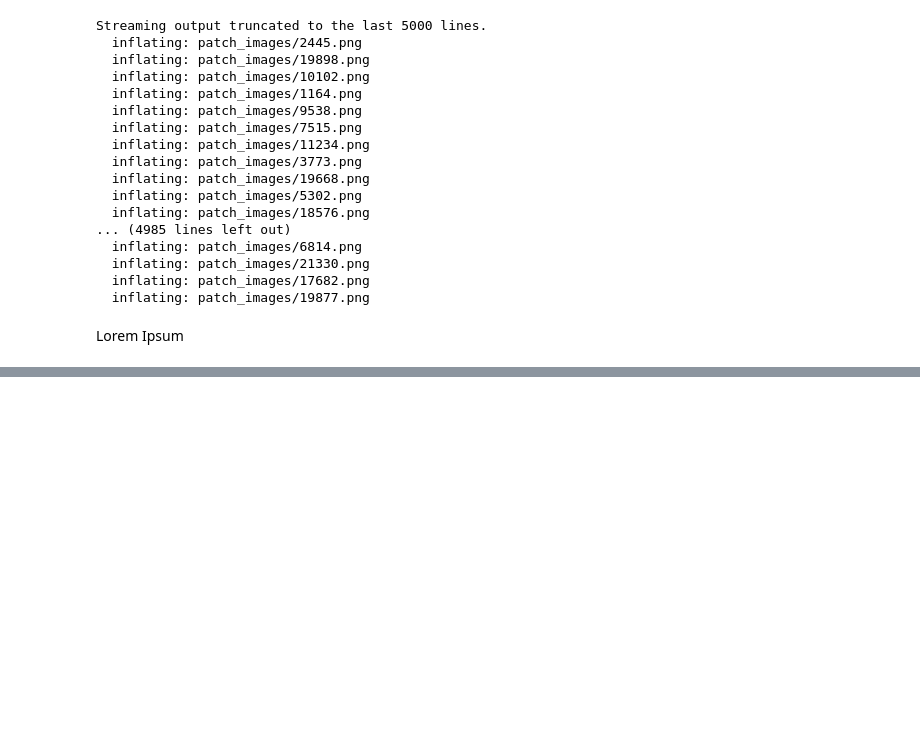
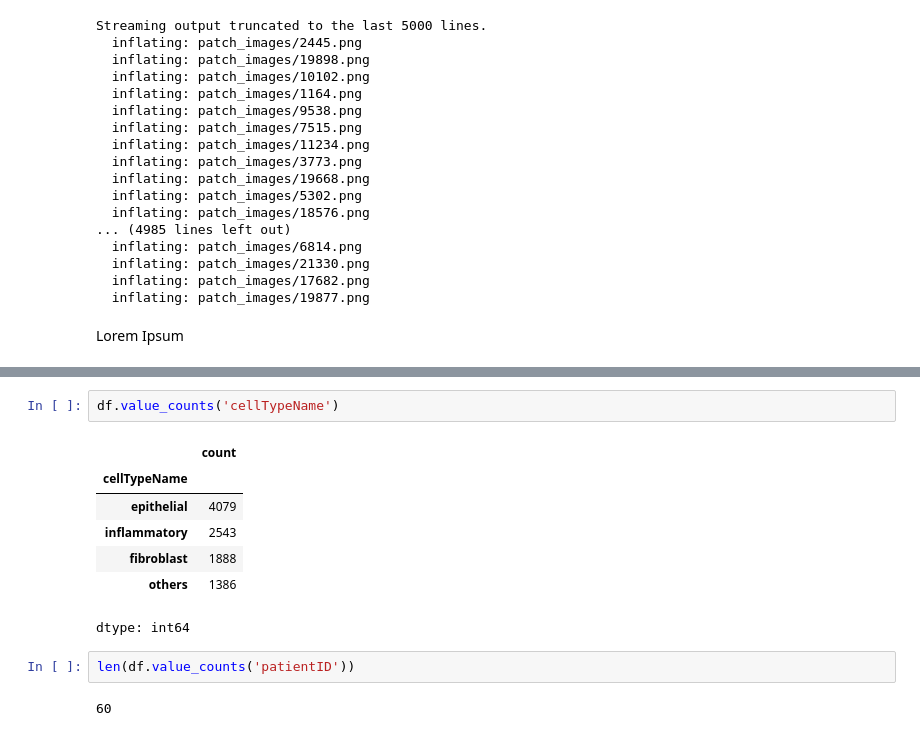
Before and after one commit to Colossus08/ML-Assignment-2, a Jupyter notebook: ML_Assignment_2.ipynb, the cells around one changed output, grey strips where cells are left out. Cells and saved outputs as stored; diff of their text form; blank space fills up the shorter version.

```diff
--- a/ML_Assignment_2.ipynb
+++ b/ML_Assignment_2.ipynb
@@ -28,0 +49,14 @@ hiii
+# %%
+df.value_counts('cellTypeName')
+# %% [output]
+|  | count |
+| cellTypeName |  |
+| epithelial | 4079 |
+| inflammatory | 2543 |
+| fibroblast | 1888 |
+| others | 1386 |
+dtype: int64
+# %%
+len(df.value_counts('patientID'))
+# %% [output]
+60
```
Also changed, not shown: parts of 19 cells of this notebook.
